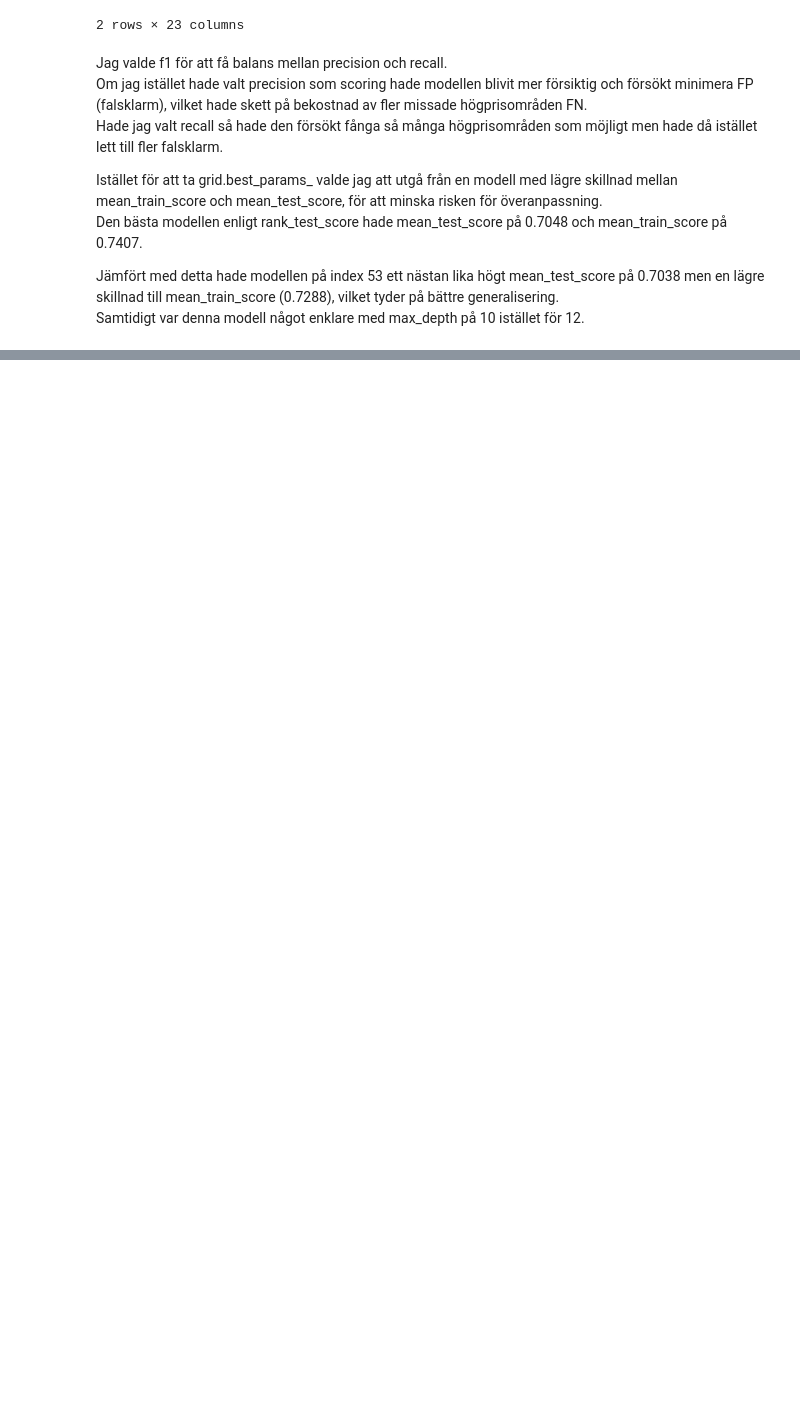
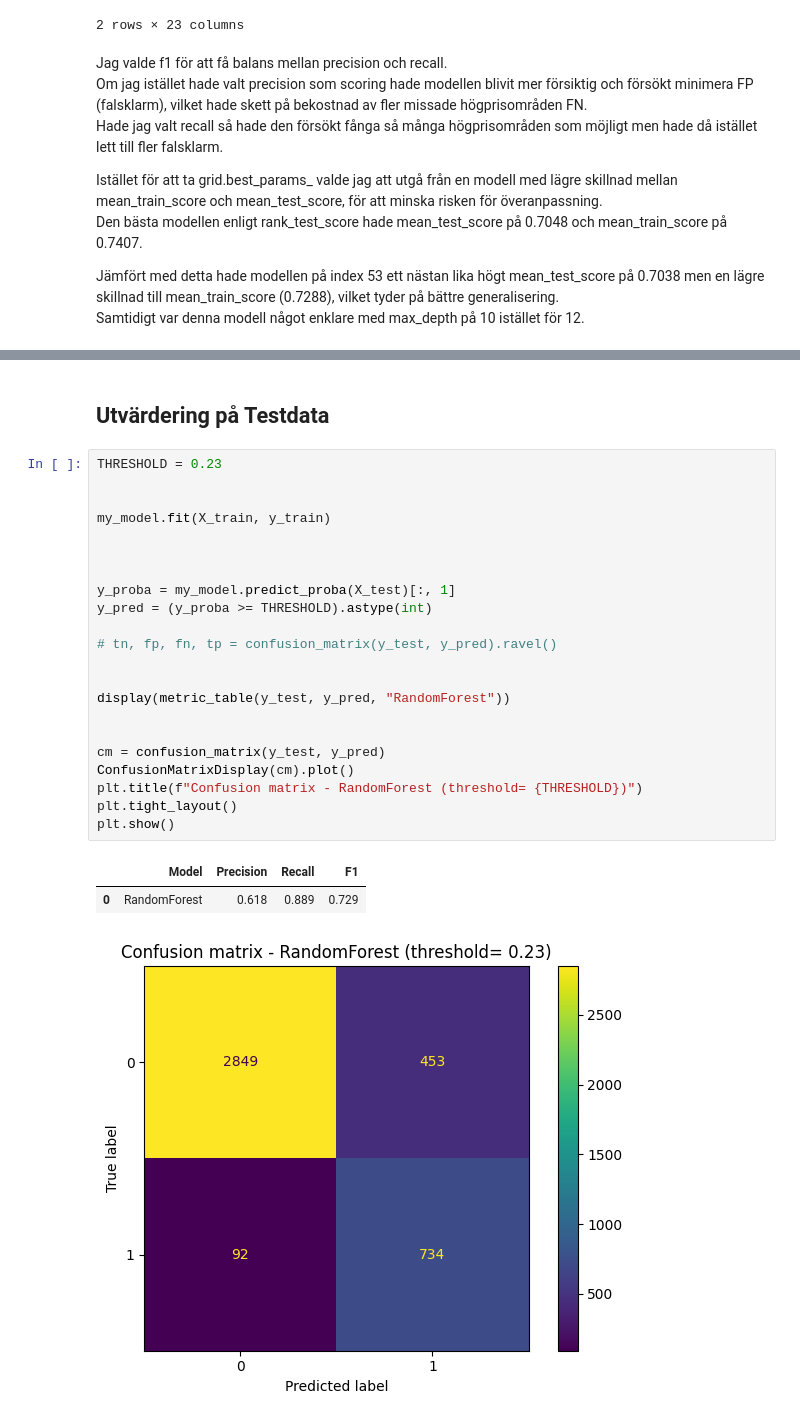
Before and after one commit to Jack-JackAttack/California_Housing, a Jupyter notebook: report.ipynb, the cells around one changed output, grey strips where cells are left out. Cells and saved outputs as stored; diff of their text form; blank space fills up the shorter version.

```diff
--- a/report.ipynb
+++ b/report.ipynb
@@ -472,0 +517,28 @@ ConfusionMatrixDisplay(cm).plot()
+# %% [markdown]
+## Utvärdering på Testdata
+# %%
+THRESHOLD = 0.23
+
+
+my_model.fit(X_train, y_train)
+
+
+
+y_proba = my_model.predict_proba(X_test)[:, 1]
+y_pred = (y_proba >= THRESHOLD).astype(int)
+
+# tn, fp, fn, tp = confusion_matrix(y_test, y_pred).ravel()
+
+
+display(metric_table(y_test, y_pred, "RandomForest"))
+
+
+cm = confusion_matrix(y_test, y_pred)
+ConfusionMatrixDisplay(cm).plot()
+plt.title(f"Confusion matrix - RandomForest (threshold= {THRESHOLD})")
+plt.tight_layout()
+plt.show()
+# %% [output]
+|  | Model | Precision | Recall | F1 |
+| 0 | RandomForest | 0.618 | 0.889 | 0.729 |
+[figure, added]
```
Also changed, not shown: parts of 10 cells of this notebook, 2 other files.
